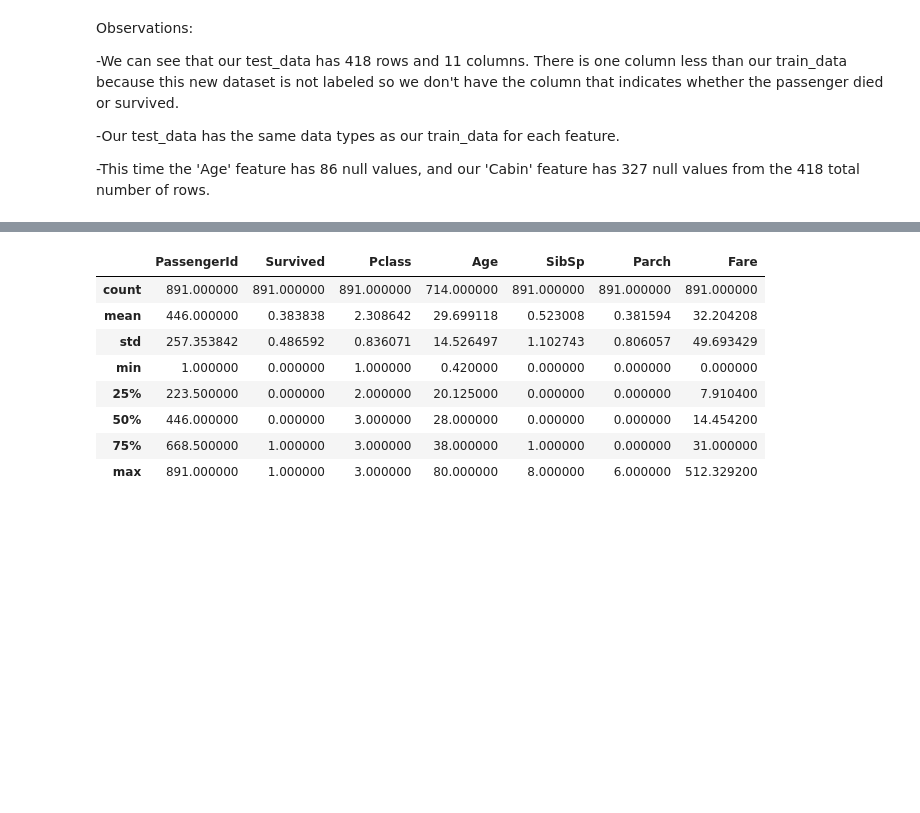
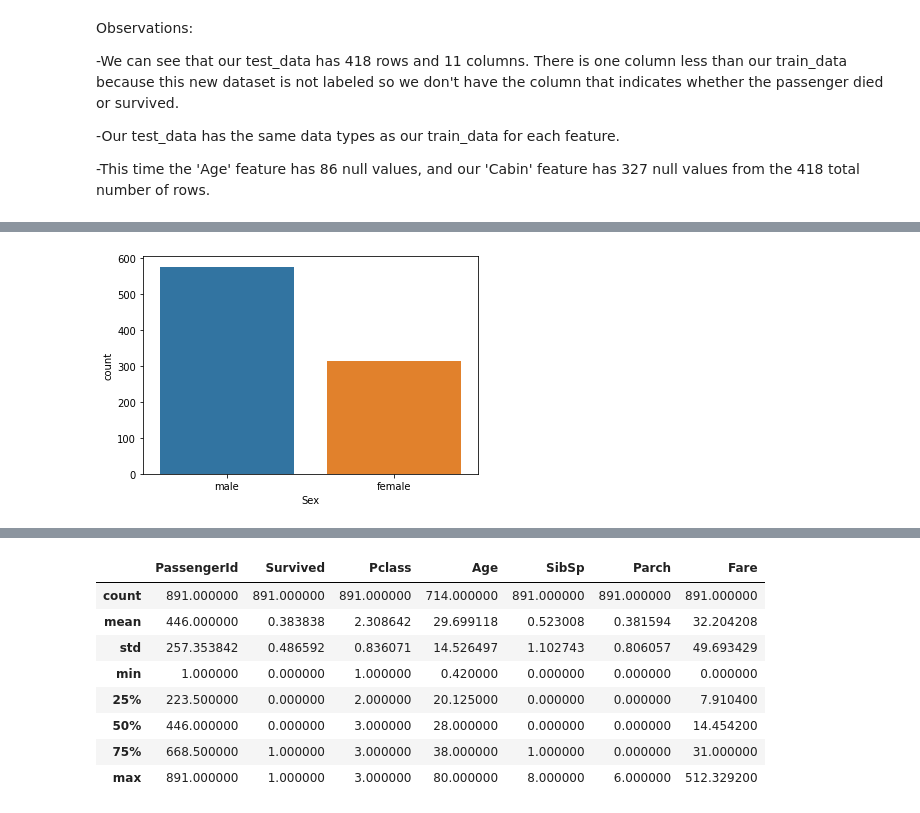
Before and after one commit to 4GeeksAcademy/machine-learning-content, a Jupyter notebook: 05-3d-data/exploratory-data-analysis.ipynb, the cells around one changed output, grey strips where cells are left out. Cells and saved outputs as stored; diff of their text form; code cells hidden in the pictures; blank space fills up the shorter version.

```diff
--- a/05-3d-data/exploratory-data-analysis.ipynb
+++ b/05-3d-data/exploratory-data-analysis.ipynb
@@ -149,0 +170,10 @@ We will start with the 'Survived' column which seems to be our target variable a
+# %%
+#Let's check the categories in each of our object type features
+
+def countplot_features(feature):
+    plot=sns.countplot(x=feature,data=train_data)
+    plt.show()
+# %%
+countplot_features('Sex')
+# %% [output]
+[figure, added]
```
Also changed, not shown: parts of 34 cells of this notebook, 5 other files.
